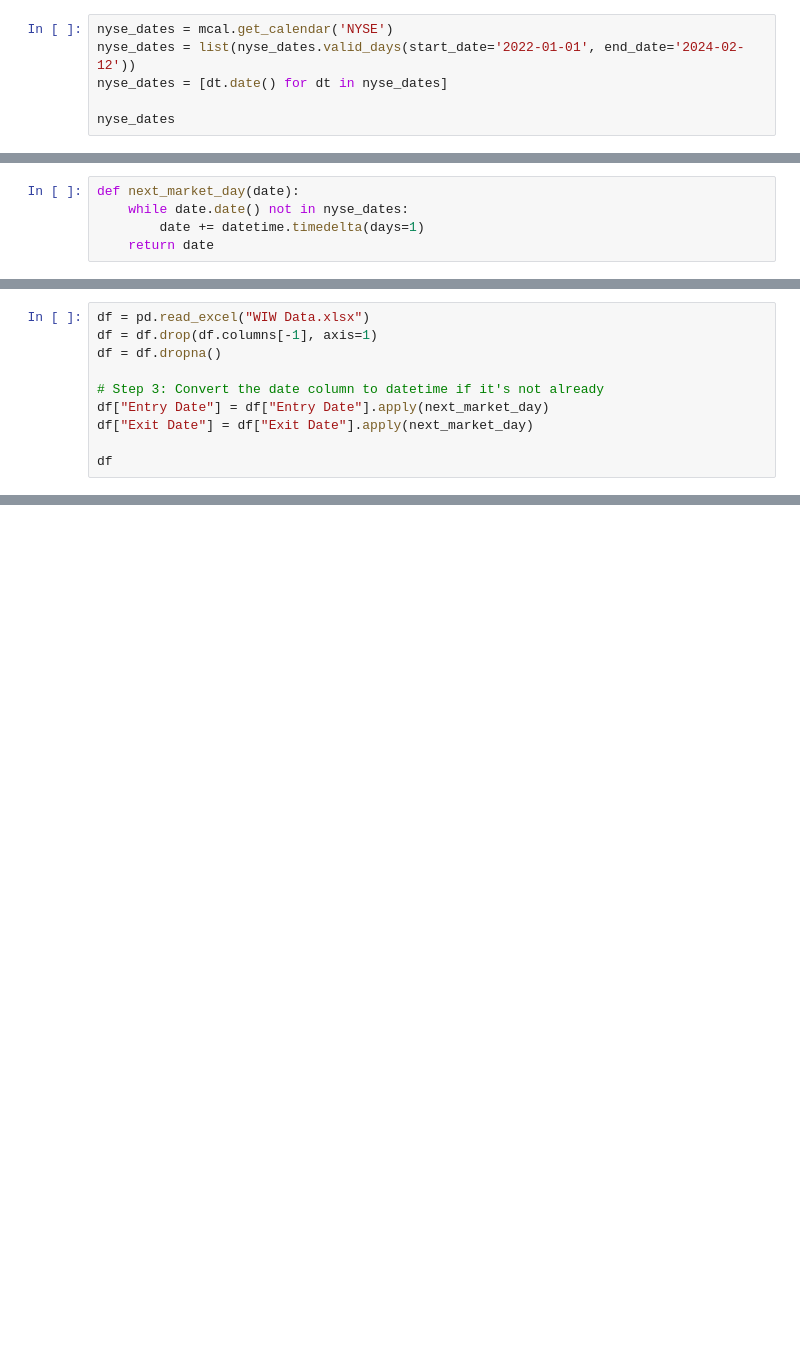
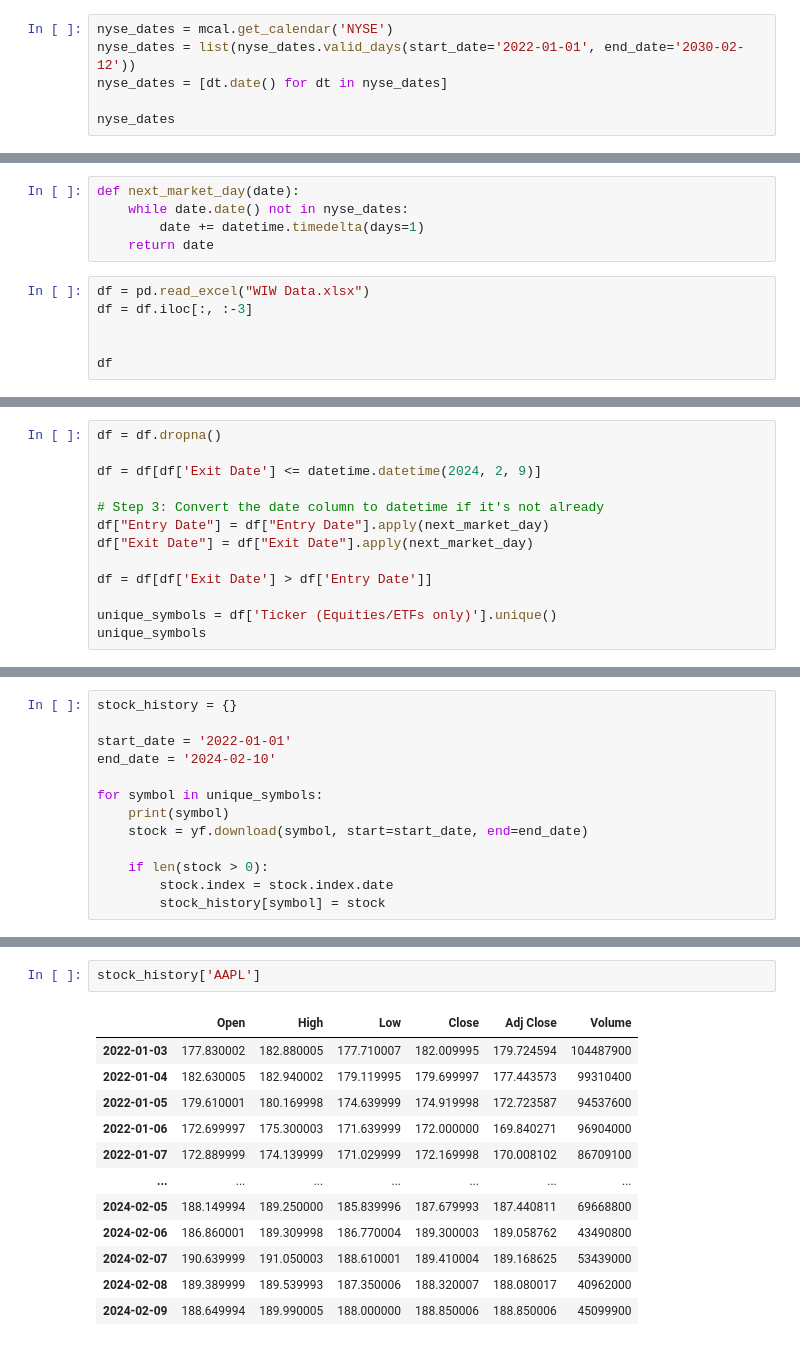
Before and after one commit to tracehankins/MarketWatchAnalysis, a Jupyter notebook: mwbacktester.ipynb, the cells around one changed output, grey strips where cells are left out. Cells and saved outputs as stored; diff of their text form; blank space fills up the shorter version.

Commit message:
price data

```diff
--- a/mwbacktester.ipynb
+++ b/mwbacktester.ipynb
@@ -7,7 +7,7 @@ import datetime
 import pandas_market_calendars as mcal
 # %%
 nyse_dates = mcal.get_calendar('NYSE')
-nyse_dates = list(nyse_dates.valid_days(start_date='2022-01-01', end_date='2024-02-12'))
+nyse_dates = list(nyse_dates.valid_days(start_date='2022-01-01', end_date='2030-02-12'))
 nyse_dates = [dt.date() for dt in nyse_dates]
 
 nyse_dates
@@ -34,3 +34,9 @@ def next_market_day(date):
     while date.date() not in nyse_dates:
         date += datetime.timedelta(days=1)
     return date
+# %%
+df = pd.read_excel("WIW Data.xlsx")
+df = df.iloc[:, :-3]
+
+
+df
@@ -37,11 +57,14 @@ def next_market_day(date):
 # %%
-df = pd.read_excel("WIW Data.xlsx")
-df = df.drop(df.columns[-1], axis=1)
 df = df.dropna()
+
+df = df[df['Exit Date'] <= datetime.datetime(2024, 2, 9)]
 
 # Step 3: Convert the date column to datetime if it's not already
 df["Entry Date"] = df["Entry Date"].apply(next_market_day)
 df["Exit Date"] = df["Exit Date"].apply(next_market_day)
 
-df
+df = df[df['Exit Date'] > df['Entry Date']]
+
+unique_symbols = df['Ticker (Equities/ETFs only)'].unique()
+unique_symbols
 # %% [output]
@@ -48,0 +80,13 @@ OutOfBoundsDatetime: Out of bounds nanosecond timestamp: 9223372800000000000
+# %%
+stock_history = {}
+
+start_date = '2022-01-01'
+end_date = '2024-02-10'
+
+for symbol in unique_symbols:
+    print(symbol)
+    stock = yf.download(symbol, start=start_date, end=end_date)
+
+    if len(stock > 0):
+        stock.index = stock.index.date
+        stock_history[symbol] = stock
@@ -48,0 +148,15 @@ OutOfBoundsDatetime: Out of bounds nanosecond timestamp: 9223372800000000000
+# %%
+stock_history['AAPL']
+# %% [output]
+|  | Open | High | Low | Close | Adj Close | Volume |
+| 2022-01-03 | 177.830002 | 182.880005 | 177.710007 | 182.009995 | 179.724594 | 104487900 |
+| 2022-01-04 | 182.630005 | 182.940002 | 179.119995 | 179.699997 | 177.443573 | 99310400 |
+| 2022-01-05 | 179.610001 | 180.169998 | 174.639999 | 174.919998 | 172.723587 | 94537600 |
+| 2022-01-06 | 172.699997 | 175.300003 | 171.639999 | 172.000000 | 169.840271 | 96904000 |
+| 2022-01-07 | 172.889999 | 174.139999 | 171.029999 | 172.169998 | 170.008102 | 86709100 |
+| ... | ... | ... | ... | ... | ... | ... |
+| 2024-02-05 | 188.149994 | 189.250000 | 185.839996 | 187.679993 | 187.440811 | 69668800 |
+| 2024-02-06 | 186.860001 | 189.309998 | 186.770004 | 189.300003 | 189.058762 | 43490800 |
+| 2024-02-07 | 190.639999 | 191.050003 | 188.610001 | 189.410004 | 189.168625 | 53439000 |
+| 2024-02-08 | 189.389999 | 189.539993 | 187.350006 | 188.320007 | 188.080017 | 40962000 |
+| 2024-02-09 | 188.649994 | 189.990005 | 188.000000 | 188.850006 | 188.850006 | 45099900 |
```
Also changed, not shown: parts of 8 cells of this notebook, 1 other file.
